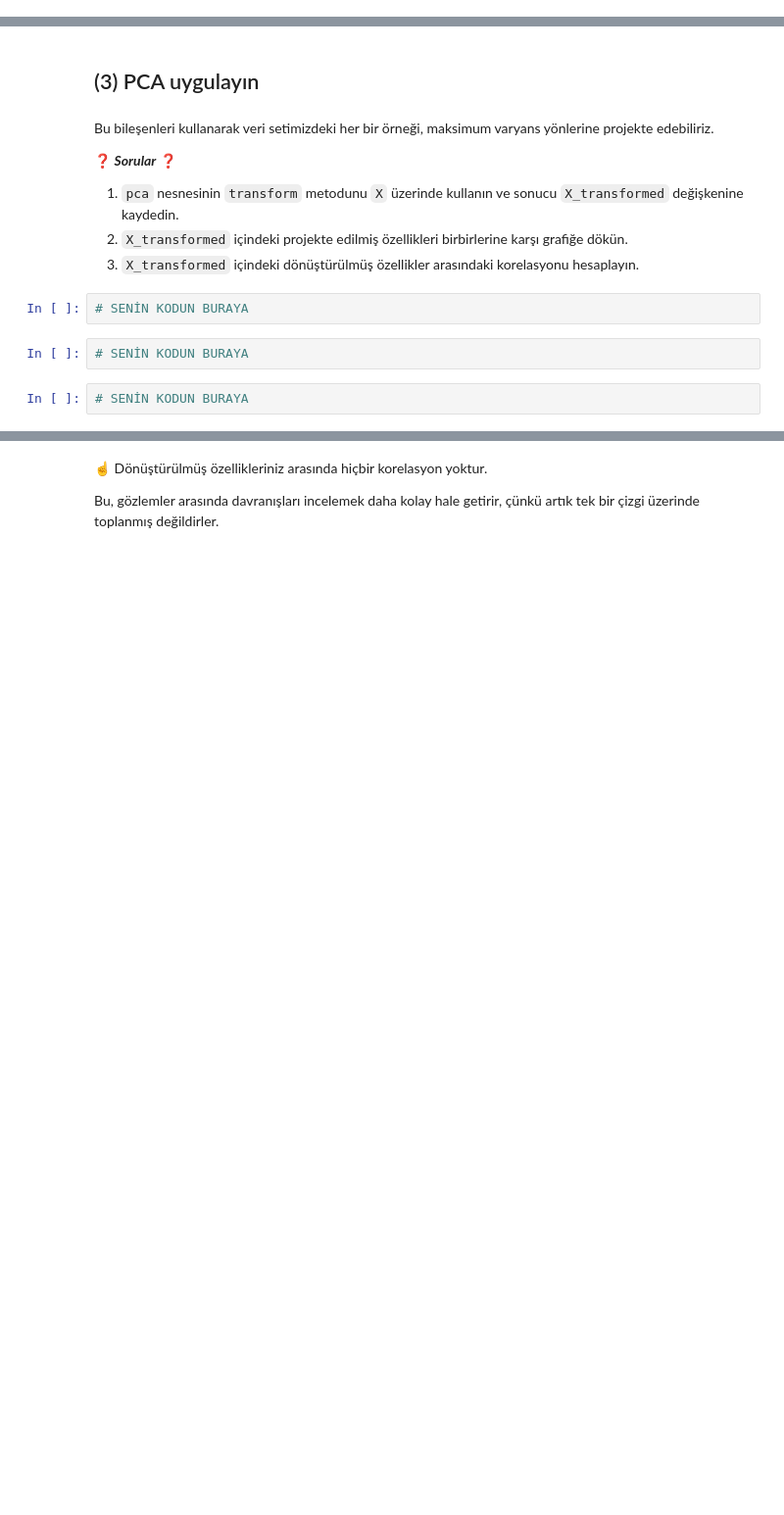
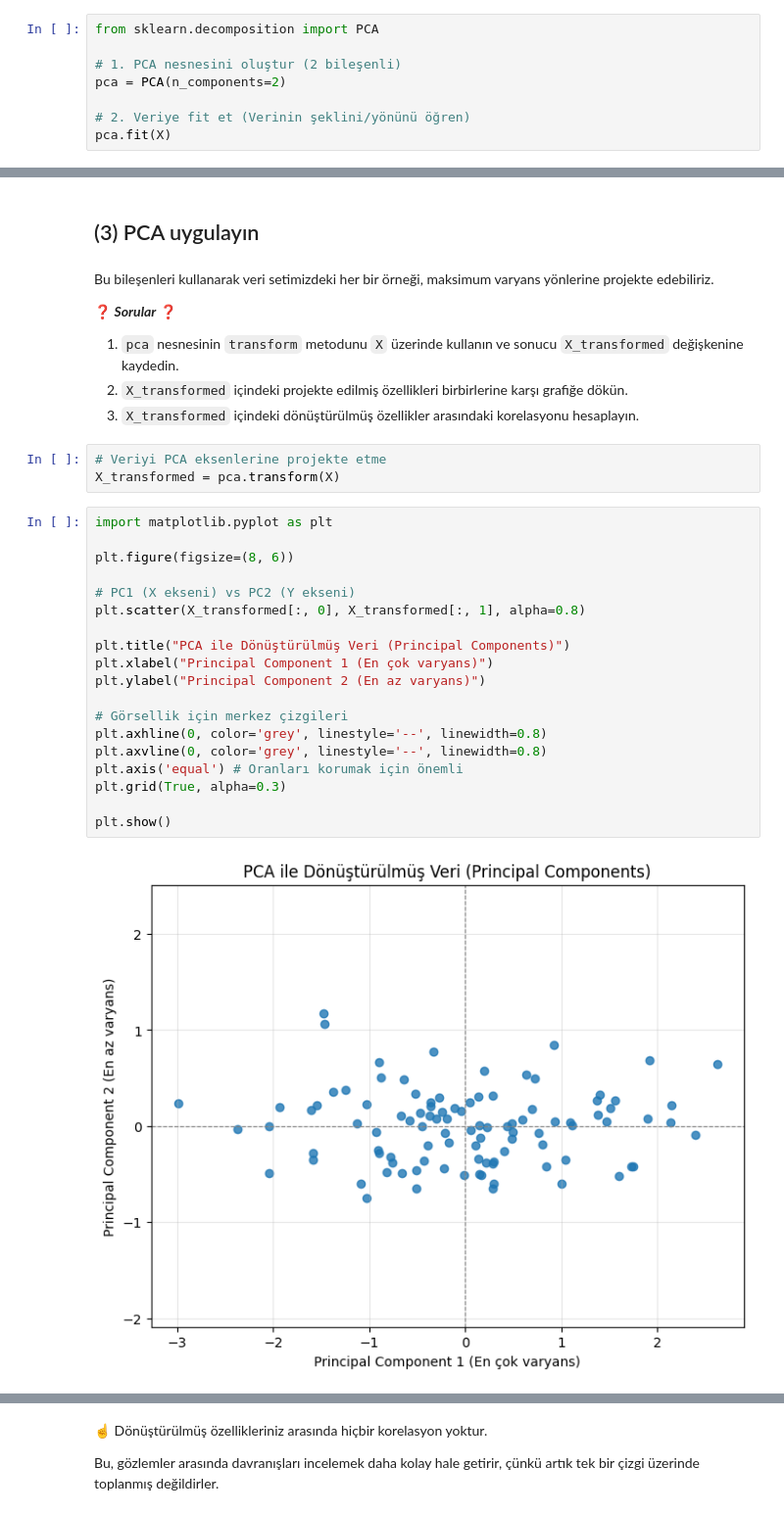
Before and after one commit to EGkpnr-learning-space/S17D3-S-data-face-recoginition, a Jupyter notebook: warmup_pca.ipynb, the cells around one changed output, grey strips where cells are left out. Shown at 98% size. Cells and saved outputs as stored; diff of their text form; blank space fills up the shorter version.

```diff
--- a/warmup_pca.ipynb
+++ b/warmup_pca.ipynb
@@ -42,0 +62,8 @@ Gözlemlerimiz tek bir çizgi boyunca sıkışmış durumda; aralarındaki farkl
+# %%
+from sklearn.decomposition import PCA
+
+# 1. PCA nesnesini oluştur (2 bileşenli)
+pca = PCA(n_components=2)
+
+# 2. Veriye fit et (Verinin şeklini/yönünü öğren)
+pca.fit(X)
@@ -89,9 +127,27 @@ Bu bileşenleri kullanarak veri setimizdeki her bir örneği, maksimum varyans y
 1. `pca` nesnesinin `transform` metodunu `X` üzerinde kullanın ve sonucu `X_transformed` değişkenine kaydedin.
 2. `X_transformed` içindeki projekte edilmiş özellikleri birbirlerine karşı grafiğe dökün.
 3. `X_transformed` içindeki dönüştürülmüş özellikler arasındaki korelasyonu hesaplayın.
-# %%
-# SENİN KODUN BURAYA
-# %%
-# SENİN KODUN BURAYA
-# %%
-# SENİN KODUN BURAYA
+# %%
+# Veriyi PCA eksenlerine projekte etme
+X_transformed = pca.transform(X)
+# %%
+import matplotlib.pyplot as plt
+
+plt.figure(figsize=(8, 6))
+
+# PC1 (X ekseni) vs PC2 (Y ekseni)
+plt.scatter(X_transformed[:, 0], X_transformed[:, 1], alpha=0.8)
+
+plt.title("PCA ile Dönüştürülmüş Veri (Principal Components)")
+plt.xlabel("Principal Component 1 (En çok varyans)")
+plt.ylabel("Principal Component 2 (En az varyans)")
+
+# Görsellik için merkez çizgileri
+plt.axhline(0, color='grey', linestyle='--', linewidth=0.8)
+plt.axvline(0, color='grey', linestyle='--', linewidth=0.8)
+plt.axis('equal') # Oranları korumak için önemli
+plt.grid(True, alpha=0.3)
+
+plt.show()
+# %% [output]
+[figure, added]
```
Also changed, not shown: parts of 13 cells of this notebook.
